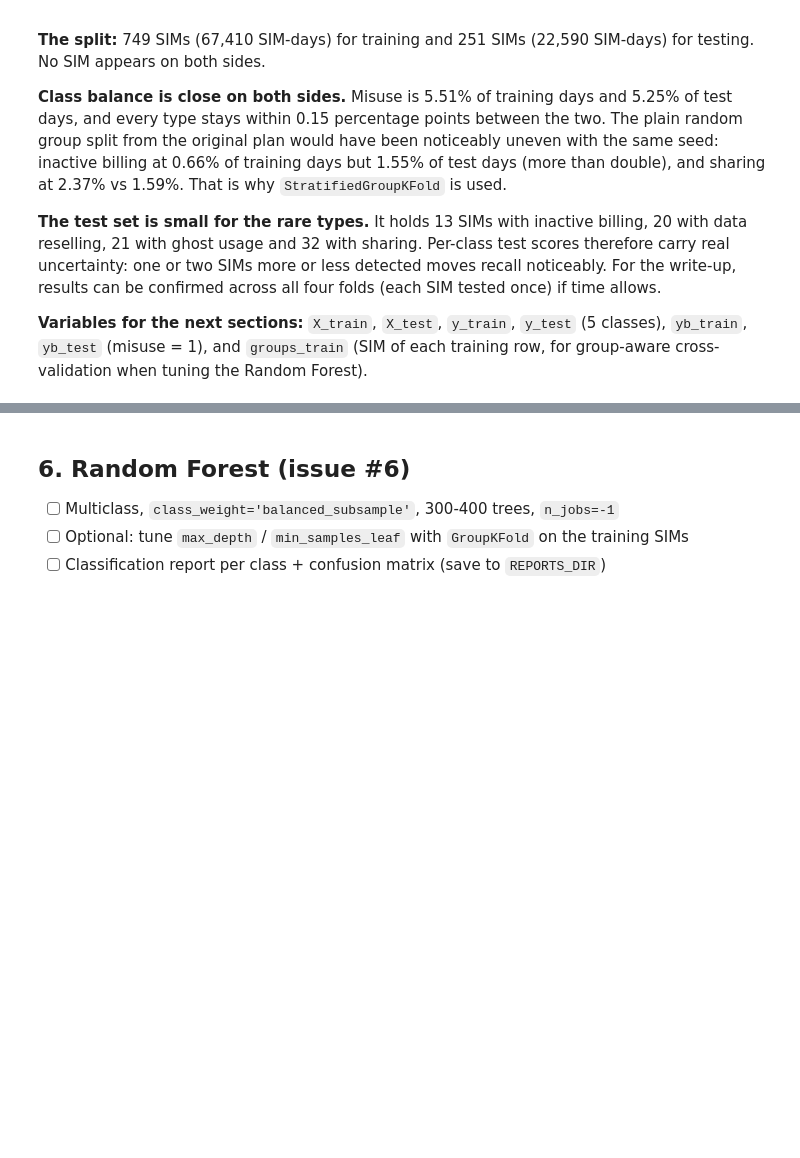
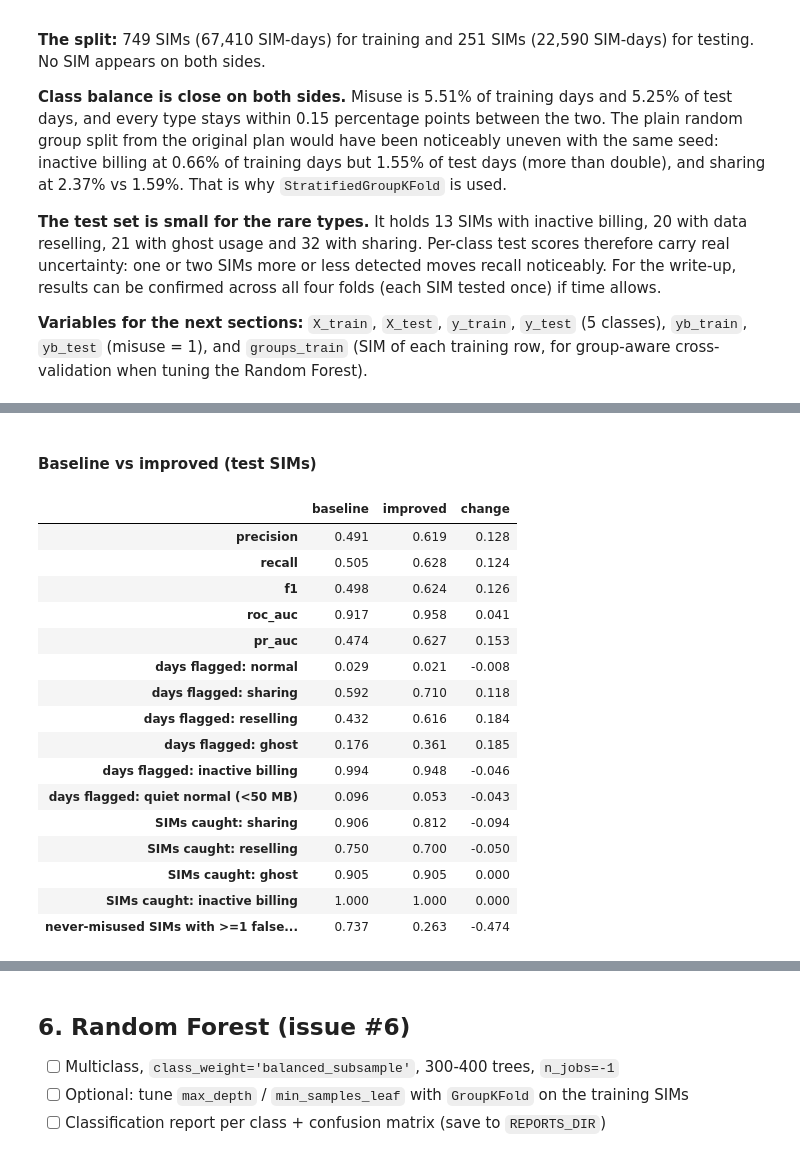
Before and after one commit to ianchomba1/proSIM, a Jupyter notebook: ml-training/notebooks/01_misuse_training.ipynb, the cells around one changed output, grey strips where cells are left out. Drawn from its saved outputs; the diff is of its cells as text; code cells hidden in the pictures; blank space fills up the shorter version.

```diff
--- a/ml-training/notebooks/01_misuse_training.ipynb
+++ b/ml-training/notebooks/01_misuse_training.ipynb
@@ -657,0 +751,15 @@ comparison
+# %%
+test_frame = pd.DataFrame({"sim": groups[test_idx], "label": y_test, "flag": iso_flag_test})
+caught = (test_frame[test_frame.label != "normal"]
+          .groupby(["label", "sim"])["flag"].max()
+          .groupby("label").agg(["count", "sum"]).reindex(MISUSE))
+caught.columns = ["misuse SIMs (test)", "caught (>=1 misuse day flagged)"]
+caught["caught (%)"] = (100 * caught.iloc[:, 1] / caught.iloc[:, 0]).round(0)
+
+clean_sims = test_frame.groupby("sim")["label"].apply(lambda s: (s == "normal").all())
+clean = test_frame[test_frame.sim.isin(clean_sims[clean_sims].index)]
+false_alarm_days = clean.groupby("sim")["flag"].sum()
+print(f"{len(false_alarm_days)} test SIMs never misused: "
+      f"{(false_alarm_days > 0).mean():.0%} raise at least one false alarm in 90 days; "
+      f"median {false_alarm_days.median():.0f} flagged day(s), max {false_alarm_days.max()}")
+caught
@@ -657,0 +846,37 @@ comparison
+# %% [markdown]
+#### Baseline vs improved (test SIMs)
+# %%
+def iso_summary(flag, score):
+    out = dict(binary_metrics(yb_test, flag, score))
+    for c in CLASS_ORDER:
+        out[f"days flagged: {SHORT[c].replace(chr(10), ' ')}"] = flag[y_test == c].mean()
+    out["days flagged: quiet normal (<50 MB)"] = flag[quiet_normal].mean()
+    tf = pd.DataFrame({"sim": groups[test_idx], "label": y_test, "flag": flag})
+    for c in MISUSE:
+        out[f"SIMs caught: {SHORT[c].replace(chr(10), ' ')}"] = tf[tf.label == c].groupby("sim")["flag"].max().mean()
+    never = tf[tf.sim.isin(clean_sims[clean_sims].index)]
+    out["never-misused SIMs with >=1 false alarm"] = (never.groupby("sim")["flag"].sum() > 0).mean()
+    return out
+
+iso_comparison = pd.DataFrame({"baseline": iso_summary(base["flag"], base["score"]),
+                               "improved": iso_summary(iso_flag_test, iso_score_test)})
+iso_comparison["change"] = iso_comparison["improved"] - iso_comparison["baseline"]
+iso_comparison.round(3)
+# %% [output]
+|  | baseline | improved | change |
+| precision | 0.491 | 0.619 | 0.128 |
+| recall | 0.505 | 0.628 | 0.124 |
+| f1 | 0.498 | 0.624 | 0.126 |
+| roc_auc | 0.917 | 0.958 | 0.041 |
+| pr_auc | 0.474 | 0.627 | 0.153 |
+| days flagged: normal | 0.029 | 0.021 | -0.008 |
+| days flagged: sharing | 0.592 | 0.710 | 0.118 |
+| days flagged: reselling | 0.432 | 0.616 | 0.184 |
+| days flagged: ghost | 0.176 | 0.361 | 0.185 |
+| days flagged: inactive billing | 0.994 | 0.948 | -0.046 |
+| days flagged: quiet normal (<50 MB) | 0.096 | 0.053 | -0.043 |
+| SIMs caught: sharing | 0.906 | 0.812 | -0.094 |
+| SIMs caught: reselling | 0.750 | 0.700 | -0.050 |
+| SIMs caught: ghost | 0.905 | 0.905 | 0.000 |
+| SIMs caught: inactive billing | 1.000 | 1.000 | 0.000 |
+| never-misused SIMs with >=1 false... | 0.737 | 0.263 | -0.474 |
```
Also changed, not shown: parts of 19 cells of this notebook, 2 other files.
